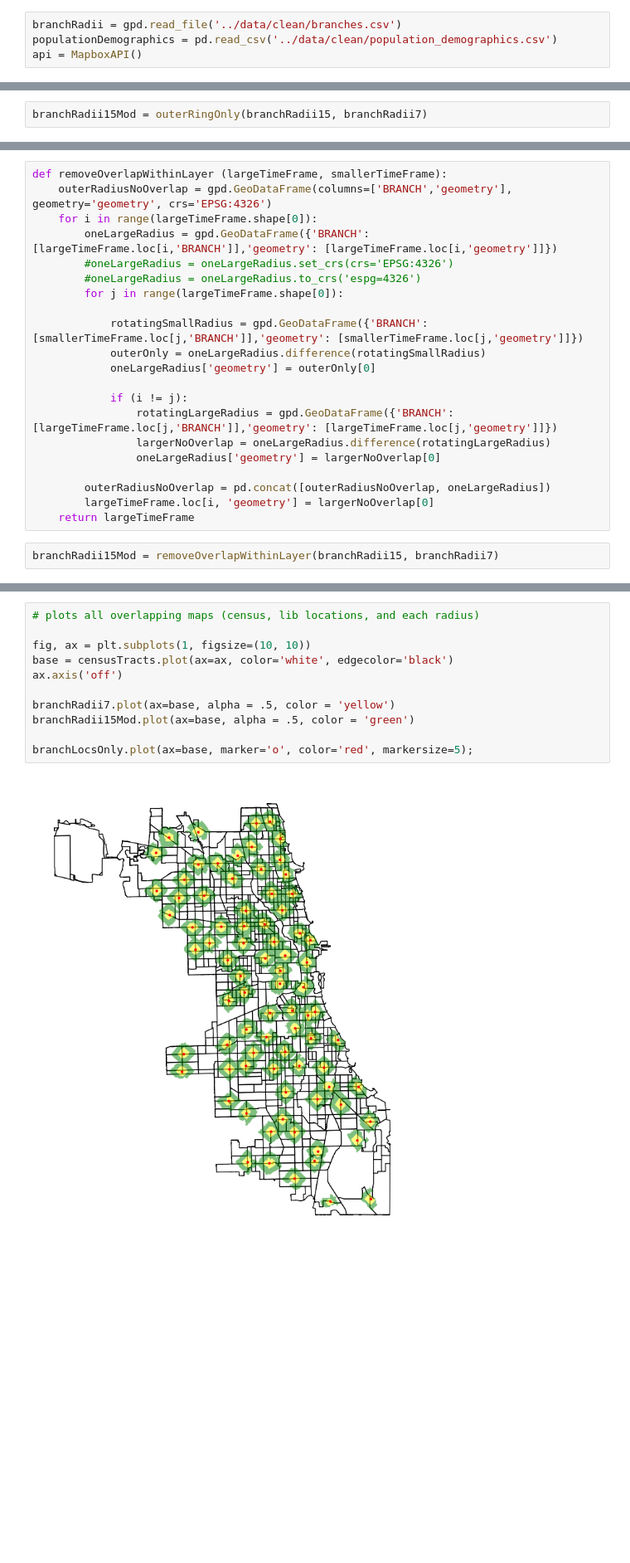
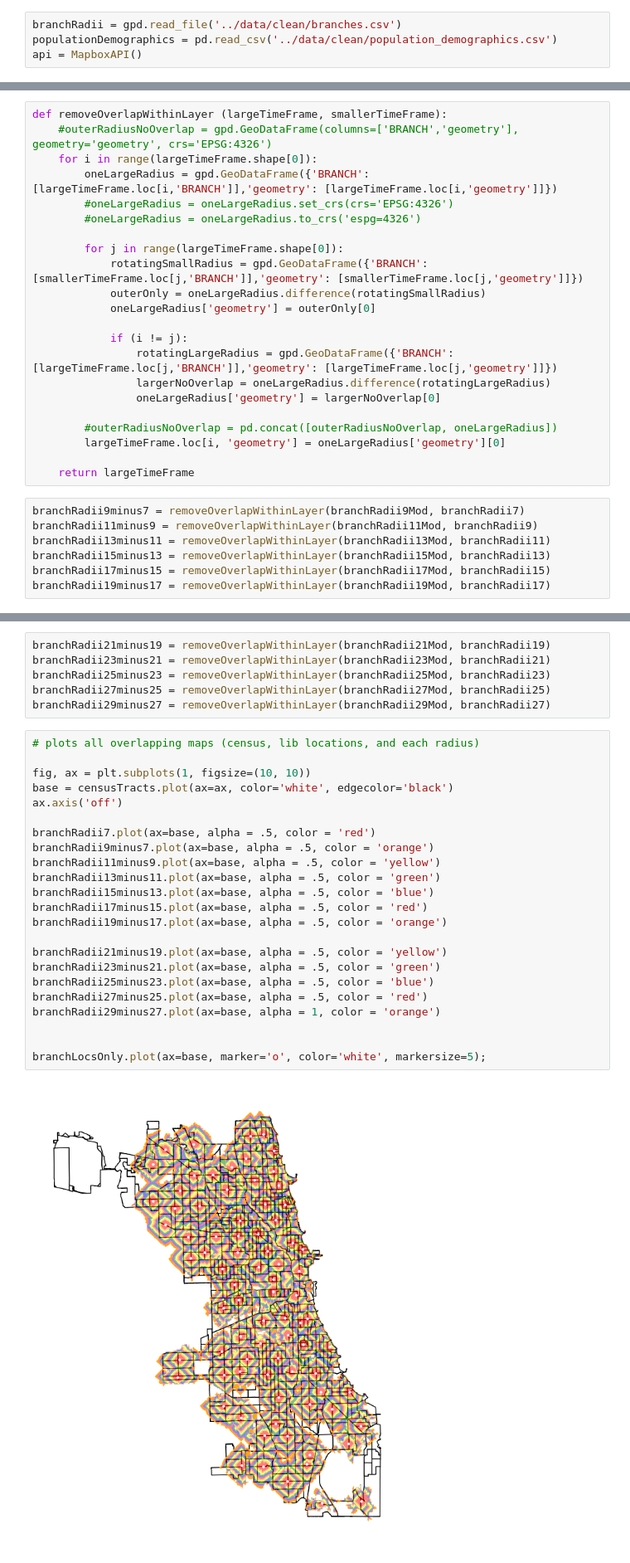
Before and after one commit to uchicago-dsi/cpl_project, a Jupyter notebook: can-summer-2023/api things/concentricRadiiMap.ipynb, the cells around one changed output, grey strips where cells are left out. Shown at 83% size. Cells and saved outputs as stored; diff of their text form; blank space fills up the shorter version.

```diff
--- a/can-summer-2023/api things/concentricRadiiMap.ipynb
+++ b/can-summer-2023/api things/concentricRadiiMap.ipynb
@@ -84,2 +115,0 @@ def outerRingOnly(largerTimeFrame, smallerTimeFrame):
-# %%
-branchRadii15Mod = outerRingOnly(branchRadii15, branchRadii7)
@@ -86,12 +155,12 @@ branchRadii15Mod = outerRingOnly(branchRadii15, branchRadii7)
 # %%
 def removeOverlapWithinLayer (largeTimeFrame, smallerTimeFrame):
-    outerRadiusNoOverlap = gpd.GeoDataFrame(columns=['BRANCH','geometry'], geometry='geometry', crs='EPSG:4326')
+    #outerRadiusNoOverlap = gpd.GeoDataFrame(columns=['BRANCH','geometry'], geometry='geometry', crs='EPSG:4326')
     for i in range(largeTimeFrame.shape[0]):
         oneLargeRadius = gpd.GeoDataFrame({'BRANCH': [largeTimeFrame.loc[i,'BRANCH']],'geometry': [largeTimeFrame.loc[i,'geometry']]})
         #oneLargeRadius = oneLargeRadius.set_crs(crs='EPSG:4326')
         #oneLargeRadius = oneLargeRadius.to_crs('espg=4326')
+
         for j in range(largeTimeFrame.shape[0]):
-
             rotatingSmallRadius = gpd.GeoDataFrame({'BRANCH': [smallerTimeFrame.loc[j,'BRANCH']],'geometry': [smallerTimeFrame.loc[j,'geometry']]})
             outerOnly = oneLargeRadius.difference(rotatingSmallRadius)
             oneLargeRadius['geometry'] = outerOnly[0]
@@ -101,8 +170,14 @@ def removeOverlapWithinLayer (largeTimeFrame, smallerTimeFrame):
                 largerNoOverlap = oneLargeRadius.difference(rotatingLargeRadius)
                 oneLargeRadius['geometry'] = largerNoOverlap[0]
 
-        outerRadiusNoOverlap = pd.concat([outerRadiusNoOverlap, oneLargeRadius])
-        largeTimeFrame.loc[i, 'geometry'] = largerNoOverlap[0]
+        #outerRadiusNoOverlap = pd.concat([outerRadiusNoOverlap, oneLargeRadius])
+        largeTimeFrame.loc[i, 'geometry'] = oneLargeRadius['geometry'][0]
+
     return largeTimeFrame
 # %%
-branchRadii15Mod = removeOverlapWithinLayer(branchRadii15, branchRadii7)
+branchRadii9minus7 = removeOverlapWithinLayer(branchRadii9Mod, branchRadii7)
+branchRadii11minus9 = removeOverlapWithinLayer(branchRadii11Mod, branchRadii9)
+branchRadii13minus11 = removeOverlapWithinLayer(branchRadii13Mod, branchRadii11)
+branchRadii15minus13 = removeOverlapWithinLayer(branchRadii15Mod, branchRadii13)
+branchRadii17minus15 = removeOverlapWithinLayer(branchRadii17Mod, branchRadii15)
+branchRadii19minus17 = removeOverlapWithinLayer(branchRadii19Mod, branchRadii17)
@@ -109,13 +188,31 @@ branchRadii15Mod = removeOverlapWithinLayer(branchRadii15, branchRadii7)
+# %%
+branchRadii21minus19 = removeOverlapWithinLayer(branchRadii21Mod, branchRadii19)
+branchRadii23minus21 = removeOverlapWithinLayer(branchRadii23Mod, branchRadii21)
+branchRadii25minus23 = removeOverlapWithinLayer(branchRadii25Mod, branchRadii23)
+branchRadii27minus25 = removeOverlapWithinLayer(branchRadii27Mod, branchRadii25)
+branchRadii29minus27 = removeOverlapWithinLayer(branchRadii29Mod, branchRadii27)
 # %%
 # plots all overlapping maps (census, lib locations, and each radius)
 
 fig, ax = plt.subplots(1, figsize=(10, 10))
 base = censusTracts.plot(ax=ax, color='white', edgecolor='black')
 ax.axis('off')
 
-branchRadii7.plot(ax=base, alpha = .5, color = 'yellow')
-branchRadii15Mod.plot(ax=base, alpha = .5, color = 'green')
+branchRadii7.plot(ax=base, alpha = .5, color = 'red')
+branchRadii9minus7.plot(ax=base, alpha = .5, color = 'orange')
+branchRadii11minus9.plot(ax=base, alpha = .5, color = 'yellow')
+branchRadii13minus11.plot(ax=base, alpha = .5, color = 'green')
+branchRadii15minus13.plot(ax=base, alpha = .5, color = 'blue')
+branchRadii17minus15.plot(ax=base, alpha = .5, color = 'red')
+branchRadii19minus17.plot(ax=base, alpha = .5, color = 'orange')
 
-branchLocsOnly.plot(ax=base, marker='o', color='red', markersize=5);
+branchRadii21minus19.plot(ax=base, alpha = .5, color = 'yellow')
+branchRadii23minus21.plot(ax=base, alpha = .5, color = 'green')
+branchRadii25minus23.plot(ax=base, alpha = .5, color = 'blue')
+branchRadii27minus25.plot(ax=base, alpha = .5, color = 'red')
+branchRadii29minus27.plot(ax=base, alpha = 1, color = 'orange')
+
+
+branchLocsOnly.plot(ax=base, marker='o', color='white', markersize=5);
 # %% [output]
-[figure, old version]
+[figure, new version]
```
Also changed, not shown: parts of 9 cells of this notebook, 2 other files.
